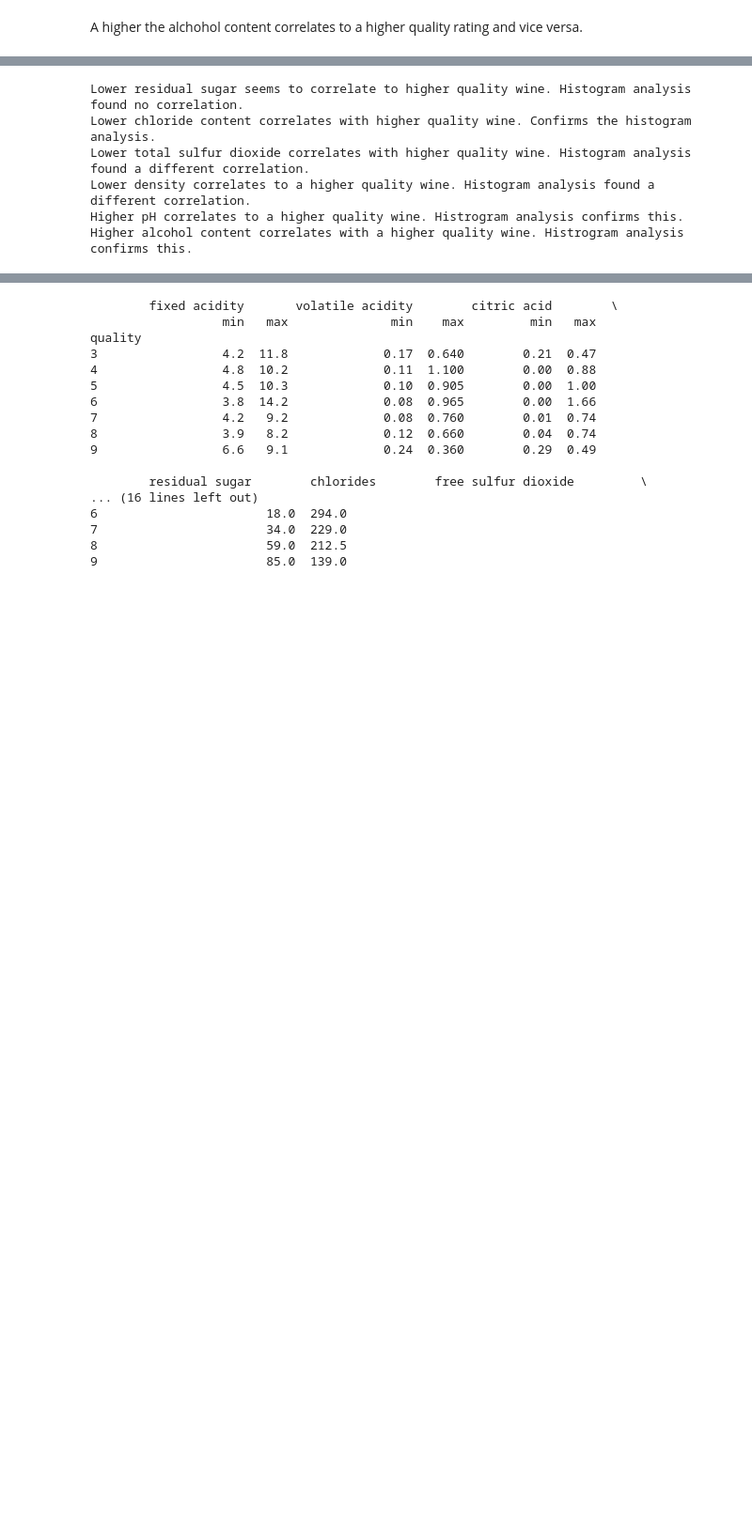
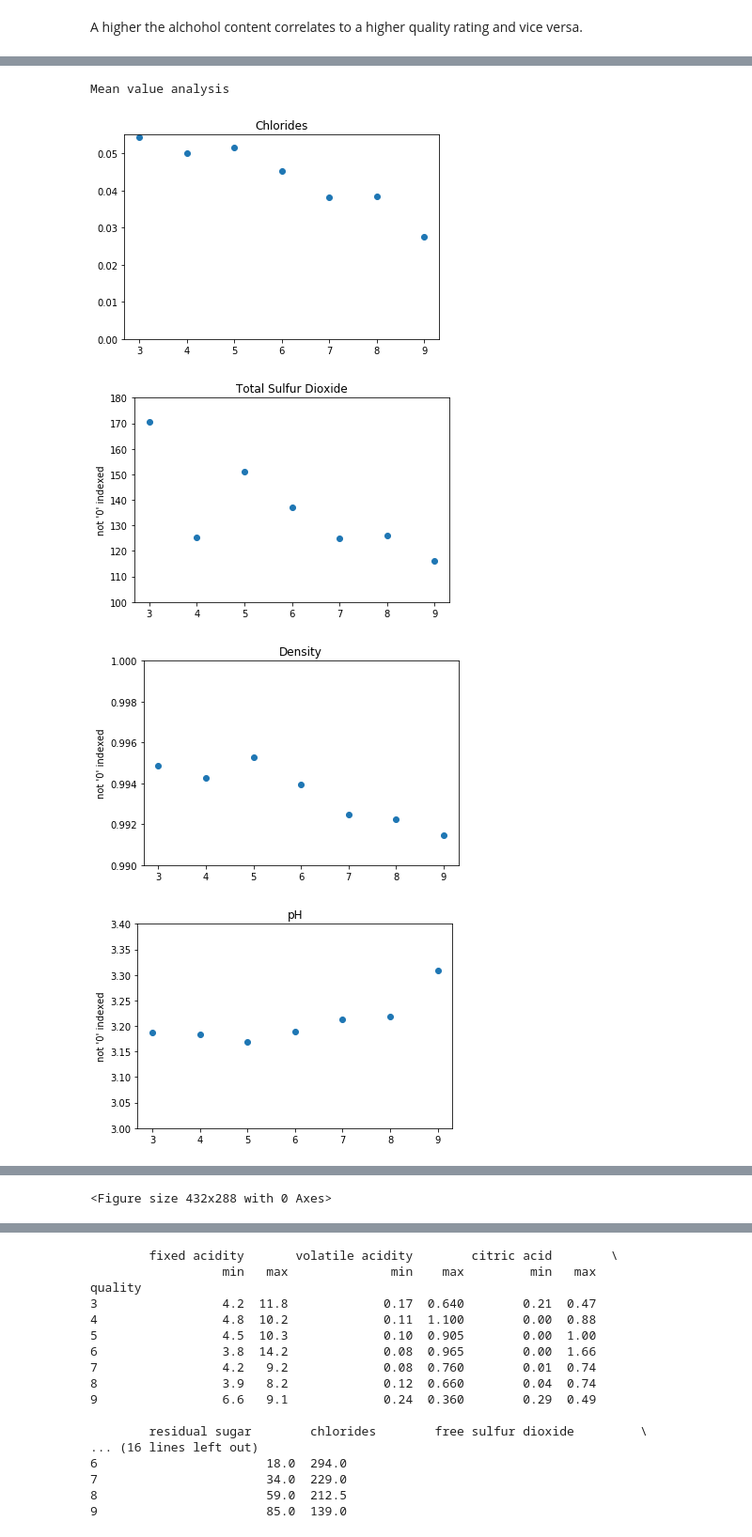
Before and after one commit to ibanezj5/Springboard-Capstone-Project-1, a Jupyter notebook: data-story.ipynb, the cells around one changed output, grey strips where cells are left out. Shown at 94% size. Cells and saved outputs as stored; diff of their text form; code cells hidden in the pictures; blank space fills up the shorter version.

```diff
--- a/data-story.ipynb
+++ b/data-story.ipynb
@@ -497,14 +475,46 @@ quality
-# %%
-print('Lower residual sugar seems to correlate to higher quality wine. Histogram analysis found no correlation.')
-print('Lower chloride content correlates with higher quality wine. Confirms the histogram analysis.')
-print('Lower total sulfur dioxide correlates with higher quality wine. Histogram analysis found a similar correlation.')
-print('Lower density correlates to a higher quality wine. Histogram analysis found a different correlation.')
-print('Higher pH correlates to a higher quality wine. Histrogram analysis confirms this.')
-print('Higher alcohol content correlates with a higher quality wine. Histrogram analysis confirms this.')
-# %% [output]
-Lower residual sugar seems to correlate to higher quality wine. Histogram analysis found no correlation.
-Lower chloride content correlates with higher quality wine. Confirms the histogram analysis.
-Lower total sulfur dioxide correlates with higher quality wine. Histogram analysis found a different correlation.
-Lower density correlates to a higher quality wine. Histogram analysis found a different correlation.
-Higher pH correlates to a higher quality wine. Histrogram analysis confirms this.
-Higher alcohol content correlates with a higher quality wine. Histrogram analysis confirms this.
+# %%
+mean_values = white_wine.groupby('quality').agg(np.mean)
+print('Mean value analysis')
+
+plt.title('Chlorides')
+plt.scatter(mean_values.index, mean_values['chlorides'])
+plt.ylim(0.0, 0.055)
+plt.show()
+
+plt.title('Total Sulfur Dioxide')
+plt.scatter(mean_values.index, mean_values['total sulfur dioxide'])
+plt.ylim(100, 180)
+plt.ylabel("not '0' indexed")
+plt.show()
+
+plt.title('Density')
+plt.scatter(mean_values.index, mean_values['density'])
+plt.ylim(0.9900, 1)
+plt.ylabel("not '0' indexed")
+plt.show()
+
+plt.title('pH')
+plt.scatter(mean_values.index,mean_values['pH'])
+plt.ylim(3, 3.4)
+plt.ylabel("not '0' indexed")
+plt.show()
+
+plt.title('Alcohol')
+plt.scatter(mean_values.index, mean_values['alcohol'])
+plt.ylim(9, 13)
+plt.ylabel("not '0' indexed")
+plt.show()
+
+plt.title('Residual Sugar')
+plt.scatter(mean_values.index, mean_values['residual sugar'])
+plt.ylim(3, 8)
+plt.ylabel("not '0' indexed")
+plt.show()
+
+plt.tight_layout()
+# %% [output]
+Mean value analysis
+[figure, added]
+[figure, added]
+[figure, added]
+[figure, added]
@@ -510,0 +523 @@ Higher alcohol content correlates with a higher quality wine. Histrogram analysi
+<Figure size 432x288 with 0 Axes>
```
Also changed, not shown: parts of 21 cells of this notebook.
